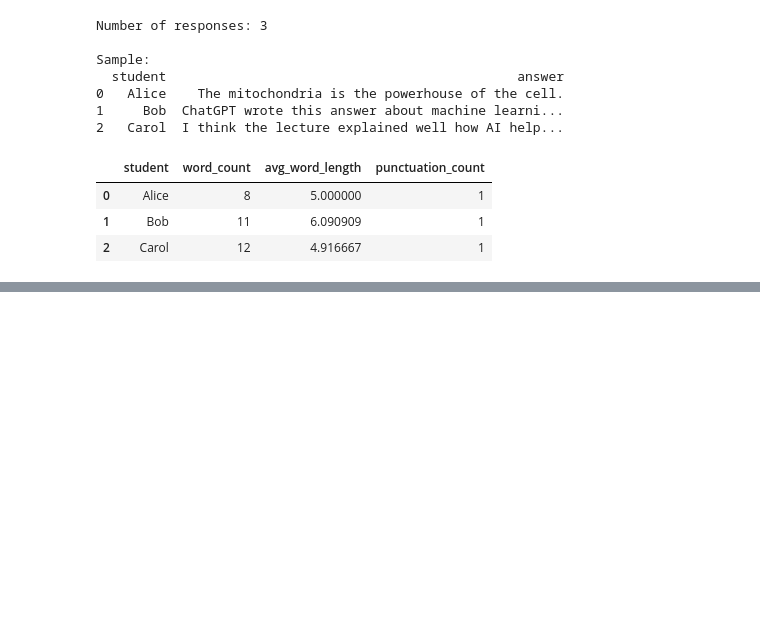
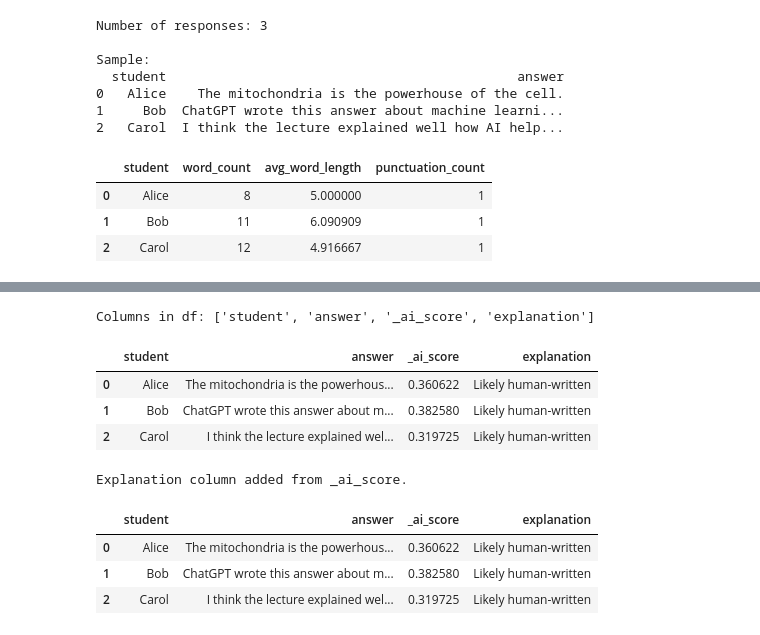
Before and after one commit to patharesameeksha20/ai-detection-in-google-forms, a Jupyter notebook: notebooks/01_explore_data.ipynb, the cells around one changed output, grey strips where cells are left out. Drawn from its saved outputs; the diff is of its cells as text; code cells hidden in the pictures; blank space fills up the shorter version.

```diff
--- a/notebooks/01_explore_data.ipynb
+++ b/notebooks/01_explore_data.ipynb
@@ -113,0 +143,34 @@ df.sort_values("_ai_score", ascending=False)[["student","answer","_ai_score"]]
+# %%
+# quick check
+print("Columns in df:", df.columns.tolist())
+display(df.head())
+
+# create explanation using the existing _ai_score column
+def explain_score_from_underscore(score):
+    if score >= 0.85:
+        return "Very likely AI-generated"
+    elif score >= 0.65:
+        return "Possibly AI-assisted"
+    elif score >= 0.45:
+        return "Unclear / mixed"
+    else:
+        return "Likely human-written"
+
+# make sure the column exists, then apply
+if "_ai_score" in df.columns:
+    df["explanation"] = df["_ai_score"].apply(explain_score_from_underscore)
+    print("Explanation column added from _ai_score.")
+    display(df[["student","answer","_ai_score","explanation"]].head())
+else:
+    print("No column named '_ai_score' found. Run the detection cell first.")
+# %% [output]
+Columns in df: ['student', 'answer', '_ai_score', 'explanation']
+|  | student | answer | _ai_score | explanation |
+| 0 | Alice | The mitochondria is the powerhous... | 0.360622 | Likely human-written |
+| 1 | Bob | ChatGPT wrote this answer about m... | 0.382580 | Likely human-written |
+| 2 | Carol | I think the lecture explained wel... | 0.319725 | Likely human-written |
+Explanation column added from _ai_score.
+|  | student | answer | _ai_score | explanation |
+| 0 | Alice | The mitochondria is the powerhous... | 0.360622 | Likely human-written |
+| 1 | Bob | ChatGPT wrote this answer about m... | 0.382580 | Likely human-written |
+| 2 | Carol | I think the lecture explained wel... | 0.319725 | Likely human-written |
```
Also changed, not shown: parts of 6 cells of this notebook, 2 other files.
